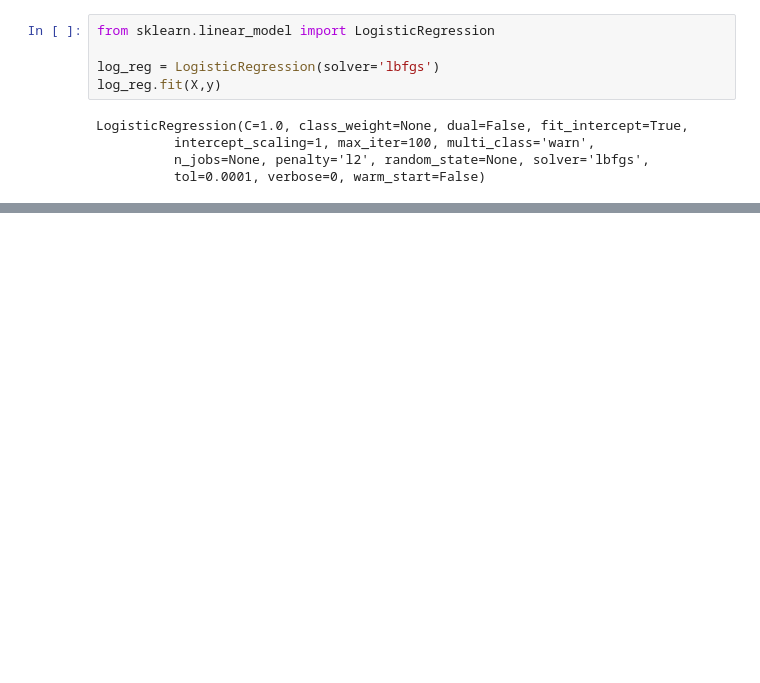
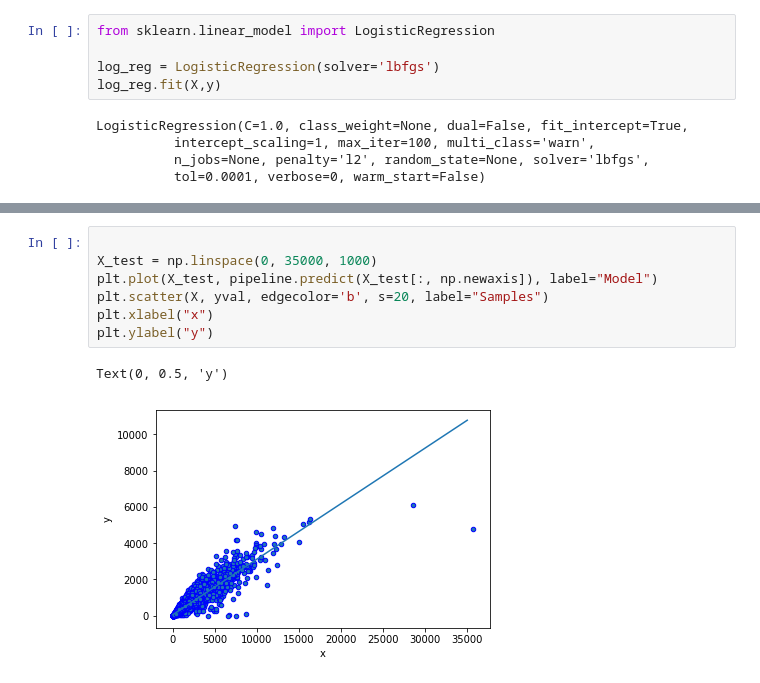
Before and after one commit to davefeilseifer/cs791-mlapps, a Jupyter notebook: gradient_descent.ipynb, the cells around one changed output, grey strips where cells are left out. Saved outputs shown, nothing was run; the diff lists cells and outputs as text; blank space fills up the shorter version.

```diff
--- a/gradient_descent.ipynb
+++ b/gradient_descent.ipynb
@@ -73,0 +90,10 @@ Text(0, 0.5, 'probability')
+# %%
+
+X_test = np.linspace(0, 35000, 1000)
+plt.plot(X_test, pipeline.predict(X_test[:, np.newaxis]), label="Model")
+plt.scatter(X, yval, edgecolor='b', s=20, label="Samples")
+plt.xlabel("x")
+plt.ylabel("y")
+# %% [output]
+Text(0, 0.5, 'y')
+[figure, added]
```
Also changed, not shown: parts of 4 cells of this notebook.
